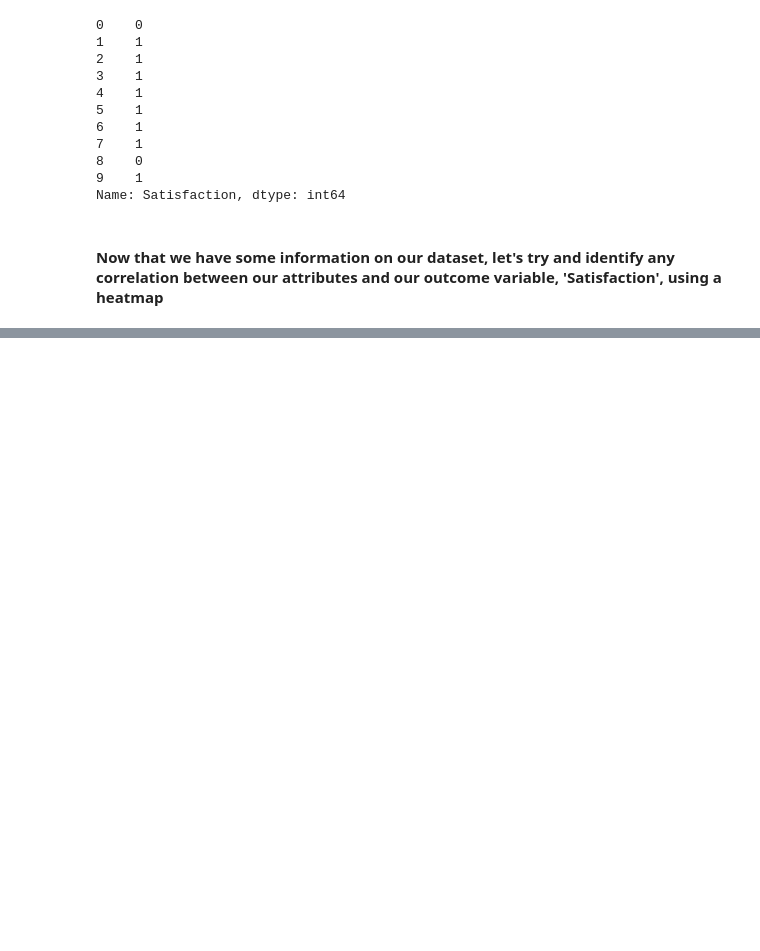
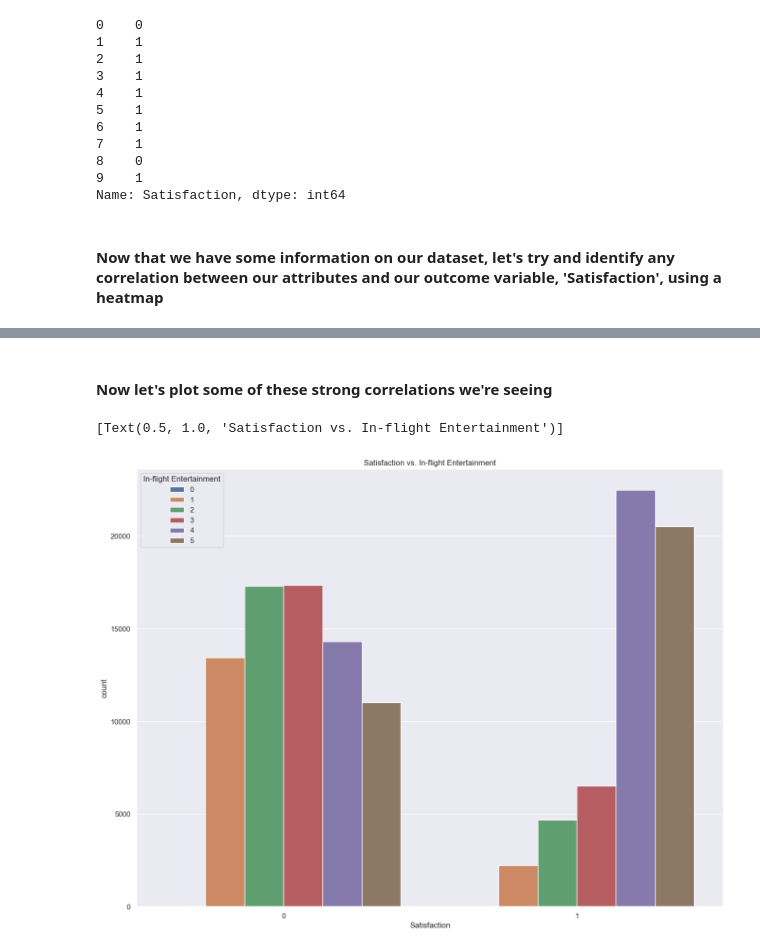
Before and after one commit to danielpayan13/Project-Portfolio, a Jupyter notebook: Data-Cleaning-and-EDA/Airline Passenger Satisfaction/Airline_Passenger_Satisfaction.ipynb, the cells around one changed output, grey strips where cells are left out. Drawn from its saved outputs; the diff is of its cells as text; code cells hidden in the pictures; blank space fills up the shorter version.

```diff
--- a/Data-Cleaning-and-EDA/Airline Passenger Satisfaction/Airline_Passenger_Satisfaction.ipynb
+++ b/Data-Cleaning-and-EDA/Airline Passenger Satisfaction/Airline_Passenger_Satisfaction.ipynb
@@ -116,0 +124,9 @@ sb.heatmap(corr_matrix,annot=True,fmt=".1f")
+# %% [markdown]
+#### Now let's plot some of these strong correlations we're seeing
+# %%
+#1. Satisfaction vs. In-flight Entertainment
+sb.countplot(data=airline_df,x='Satisfaction',
+             hue='In-flight Entertainment').set(title='Satisfaction vs. In-flight Entertainment')
+# %% [output]
+[Text(0.5, 1.0, 'Satisfaction vs. In-flight Entertainment')]
+[figure, added]
```
Also changed, not shown: parts of 9 cells of this notebook.
